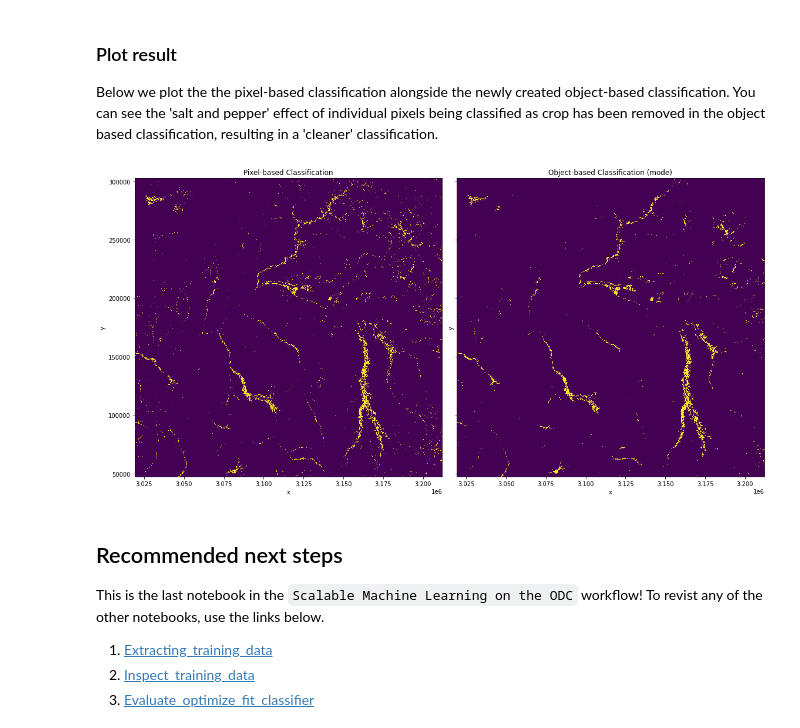
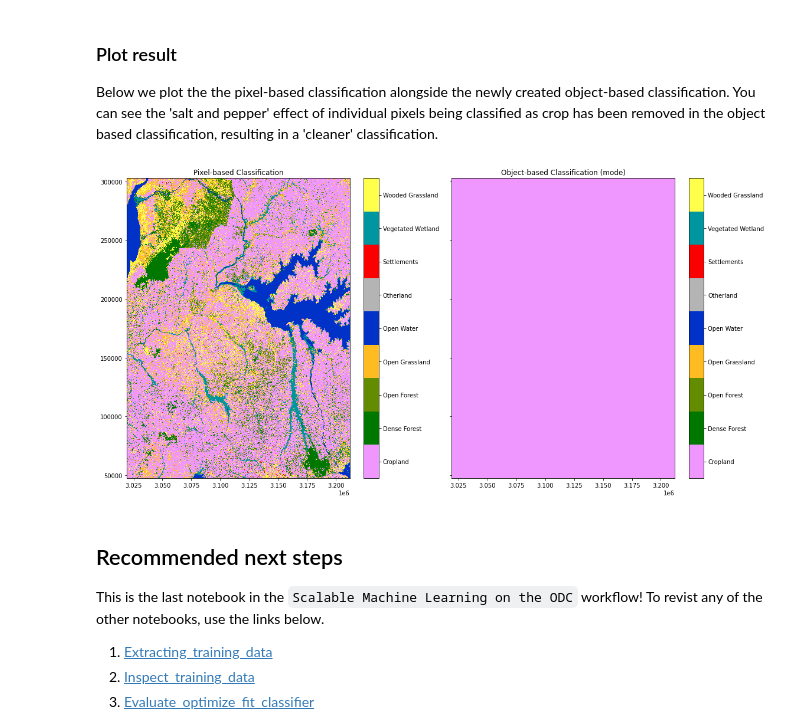
Before and after one commit to tylere/deafrica-sandbox-notebooks, a Jupyter notebook: Use_cases/Vegetated_wetlands_mapping/5_Object-based_filtering.ipynb, the cells around one changed output. Cells and saved outputs as stored; diff of their text form; code cells hidden in the pictures.

```diff
--- a/Use_cases/Vegetated_wetlands_mapping/5_Object-based_filtering.ipynb
+++ b/Use_cases/Vegetated_wetlands_mapping/5_Object-based_filtering.ipynb
@@ -45,6 +47,23 @@ output_dir = "results"
 pred_tif = f"{output_dir}/prediction_{year}.tif"
 
 tif_to_seg = f"{output_dir}/NDVI.tif_{year}.tif"
+# %%
+# Below are variables to be used when plotting the classified images.
+labels = {1: {'color': '#F096FF', 'flag': 'Cropland'},
+ 2: {'color': '#007800', 'flag': 'Dense Forest'},
+ 3: {'color': '#648C00', 'flag': 'Open Forest'},
+ 4: {'color': '#FFBB22', 'flag': 'Open Grassland'},
+ 5: {'color': '#0032C8', 'flag': 'Open Water'},
+ 6: {'color': '#B4B4B4', 'flag': 'Otherland'},
+ 7: {'color': '#FA0000', 'flag': 'Settlements'},
+ 8: {'color': '#0096A0', 'flag': 'Vegetated Wetland'},
+ 9: {'color': '#FFFF4C', 'flag': 'Wooded Grassland'}}
+
+colors = [label['color'] for label in labels.values()]
+cmap = ListedColormap([label['color'] for label in labels.values()])
+norm = mcolors.BoundaryNorm(list(labels.keys())+[221], cmap.N+1, extend='max')
+ticks = list(np.mean((list(list(labels.keys())+[221])[i+1], val)) for i, val in enumerate(list(labels.keys())))
+cblabels=[label['flag'] for label in labels.values()]
 # %% [markdown]
 ## Generate an object-based classification
 # %% [markdown]
@@ -100,13 +119,30 @@ PosixPath('results/prediction_object_2017.tif')
 Below we plot the the pixel-based classification alongside the newly created object-based classification. You can see the 'salt and pepper' effect of individual pixels being classified as crop has been removed in the object based classification, resulting in a 'cleaner' classification.
 # %%
 fig, axes = plt.subplots(1, 2, sharey=True, figsize=(16, 8))
-pred.plot(ax=axes[0], add_colorbar=False)
-mode.plot(ax=axes[1], add_colorbar=False)
+# Plot classified image
+im1 = pred.plot.imshow(ax=axes[0],
+               cmap=cmap,
+               norm=norm,
+               add_labels=False,
+               add_colorbar=True)
+cb = im1.colorbar
+cb.set_ticks(ticks)
+cb.set_ticklabels(cblabels)
+
+im2 = mode.plot.imshow(ax=axes[1],
+               cmap=cmap,
+               norm=norm,
+               add_labels=False,
+               add_colorbar=True)
+cb = im2.colorbar
+cb.set_ticks(ticks)
+cb.set_ticklabels(cblabels)
+
 axes[0].set_title('Pixel-based Classification')
 axes[1].set_title('Object-based Classification (mode)')
 plt.tight_layout();
 # %% [output]
-[figure, old version]
+[figure, new version]
 # %% [markdown]
 ## Recommended next steps
 
```
Also changed, not shown: parts of 2 cells of this notebook, 4 other files.
